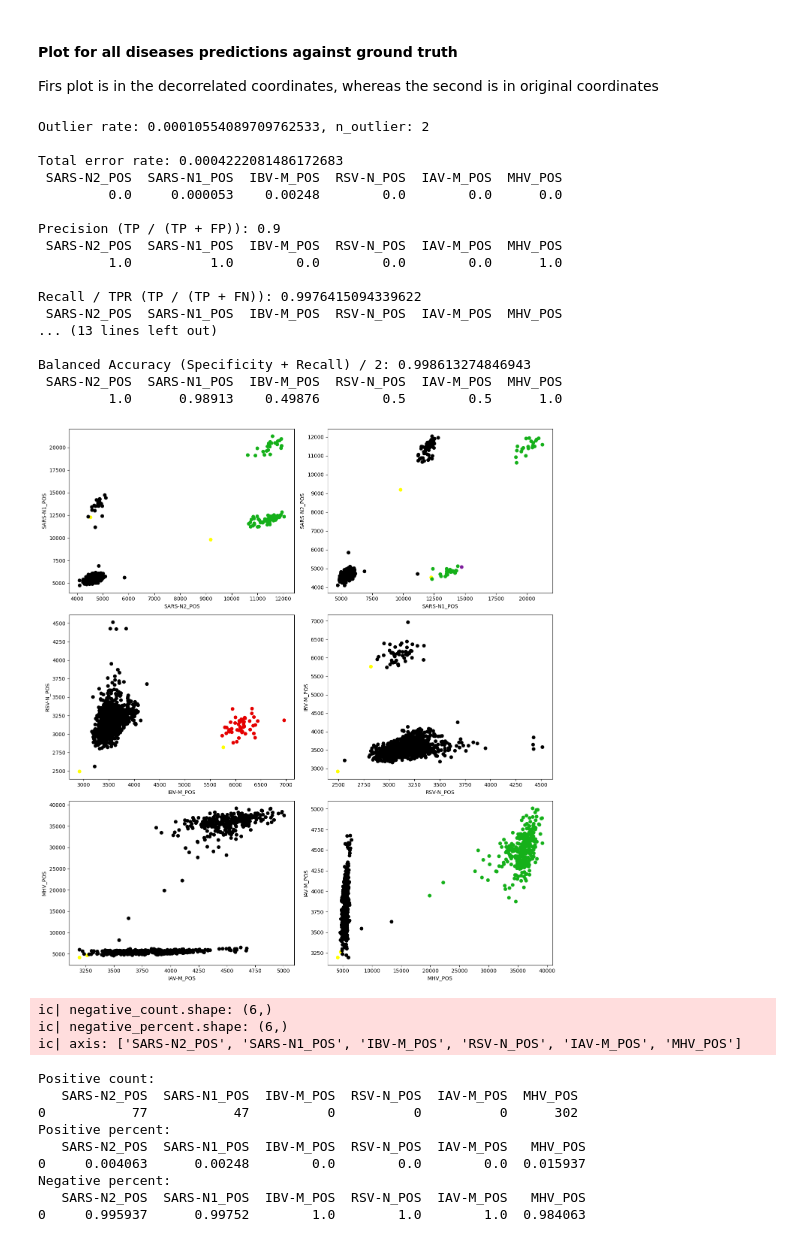
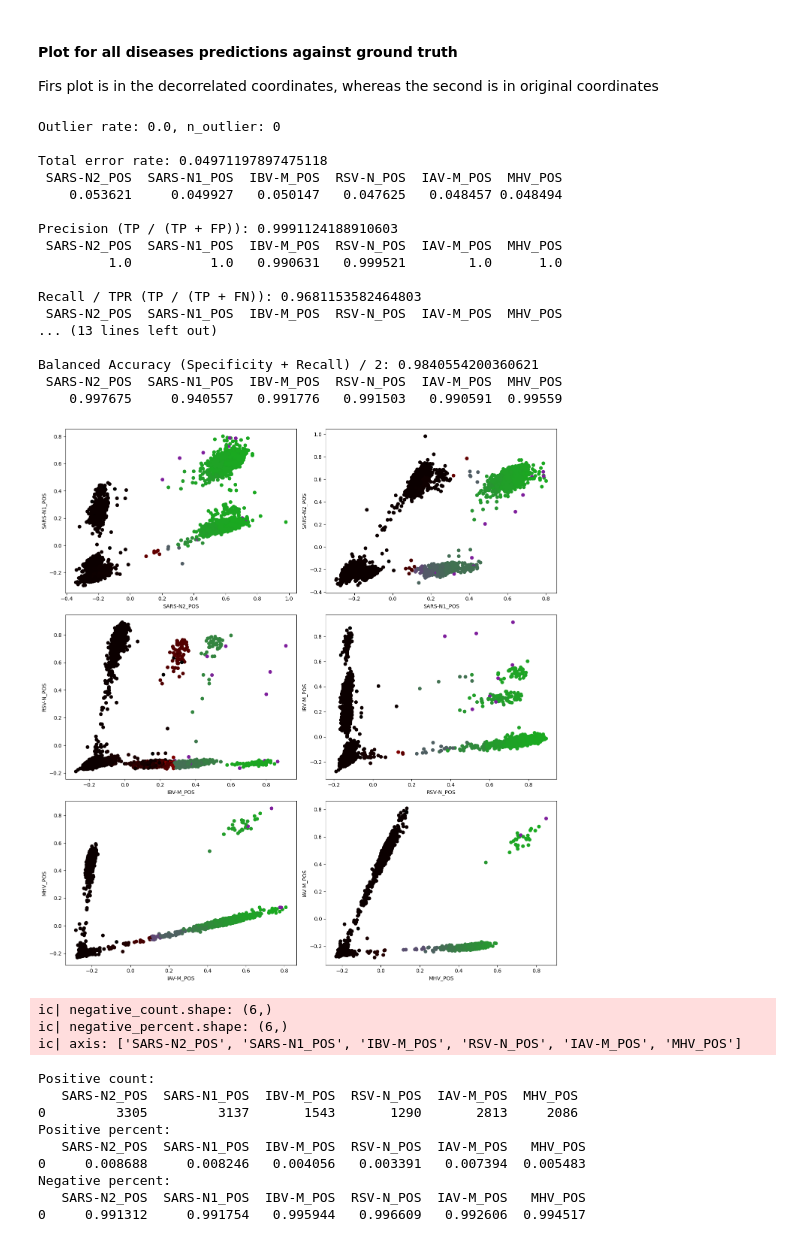
Before and after one commit to ncograf/pcr-classification, a Jupyter notebook: code/whitness_based/whitnes_density_classifier_wa.ipynb, the cells around one changed output. Cells and saved outputs as stored; diff of their text form; code cells hidden in the pictures.

```diff
--- a/code/whitness_based/whitnes_density_classifier_wa.ipynb
+++ b/code/whitness_based/whitnes_density_classifier_wa.ipynb
@@ -39,24 +39,24 @@ wa-sa-B5, files: 13                     wa-sa-D1, files: 13
 
 # compute transformation on waste water
 df_wa = data_lib.load_dataset(None, [
-                                     #"wa-sa-A2",
-                                     #"wa-sa-B4",
-                                     #"wa-sa-C4",
-                                     #"wa-sa-B3",
-                                     #"wa-sa-B2",
-                                     #"wa-sa-A5",
+                                     "wa-sa-A2",
+                                     "wa-sa-B4",
+                                     "wa-sa-C4",
+                                     "wa-sa-B3",
+                                     "wa-sa-B2",
+                                     "wa-sa-A5",
                                      "wa-sa-A3",
-                                     #"wa-sa-C2",
-                                     #"wa-sa-C3", # Pos
-                                     #"wa-sa-D3", # Zero
-                                     #"wa-sa-D4",
-                                     #"wa-sa-B1",
-                                     #"wa-sa-A4",
-                                     #"wa-sa-A1",
-                                     #"wa-sa-D2",
-                                     #"wa-sa-C5", # Pos
-                                     #"wa-sa-D5", # Zero
-                                     #"wa-sa-C1",
+                                     "wa-sa-C2",
+                                     "wa-sa-C3", # Pos
+                                     "wa-sa-D3", # Zero
+                                     "wa-sa-D4",
+                                     "wa-sa-B1",
+                                     "wa-sa-A4",
+                                     "wa-sa-A1",
+                                     "wa-sa-D2",
+                                     "wa-sa-C5", # Pos
+                                     "wa-sa-D5", # Zero
+                                     "wa-sa-C1",
                                      ], datafolder="../../Data")
 df_negative_control = data_lib.load_dataset([],[
                                                 "wa-sa-D3",
@@ -76,9 +76,8 @@ decision = decision_lib.WhitnesDensityClassifier(
                                      cluster_algorithm=cluster_engine,
                                      whitening_transformer=whitening_engine,
                                      negative_range=0.9,
-                                     eps=0.3,
+                                     eps=0.5,
                                      contamination=0.001,
-                                     density_quantile=0,
                                      prediction_axis=prediction_axis,
                                      verbose=True
                                      )
@@ -104,49 +101,49 @@ Finished compute probabilies in 0.006443023681640625 seconds
 Firs plot is in the decorrelated coordinates, whereas the second is in original coordinates
 # %%
 
-df_data_points = pd.DataFrame(data=decision.X, columns=prediction_axis)
-df_predictions = decision.predictions_df
+df_data_points = pd.DataFrame(data=decision.X_transformed, columns=prediction_axis)
+df_predictions = decision.probabilities_df
 df_ground_trouth = df_wa
 selected_pairs = [
                 ('SARS-N2_POS','SARS-N1_POS'),
                 ('SARS-N1_POS','SARS-N2_POS'),
                 ('IBV-M_POS','RSV-N_POS'),
                 ('RSV-N_POS','IBV-M_POS'),
                 ('IAV-M_POS','MHV_POS'),
                 ('MHV_POS','IAV-M_POS'),
                 ]
 
 validation_lib.validate_labels(df_ground_trouth, df_predictions, threshold=0.5)
 
 df_result = stats_lib.compute_results(df_predictions, 0.40, 0.60, df_data_points)
 
 plot_lib.plot_pairwise_selection_bayesian(
         df_data_points,
         df_predictions,
         df_ground_trouth,
         selected_pairs,
         n_cols=2,
         mask=decision.No_neg_mask
         )
 # %% [output]
-Outlier rate: 0.00010554089709762533, n_outlier: 2
+Outlier rate: 0.0, n_outlier: 0
 
-Total error rate: 0.0004222081486172683
+Total error rate: 0.04971197897475118
  SARS-N2_POS  SARS-N1_POS  IBV-M_POS  RSV-N_POS  IAV-M_POS  MHV_POS
-         0.0     0.000053    0.00248        0.0        0.0      0.0
+    0.053621     0.049927   0.050147   0.047625   0.048457 0.048494
 
-Precision (TP / (TP + FP)): 0.9
+Precision (TP / (TP + FP)): 0.9991124188910603
  SARS-N2_POS  SARS-N1_POS  IBV-M_POS  RSV-N_POS  IAV-M_POS  MHV_POS
-         1.0          1.0        0.0        0.0        0.0      1.0
+         1.0          1.0   0.990631   0.999521        1.0      1.0
 
-Recall / TPR (TP / (TP + FN)): 0.9976415094339622
+Recall / TPR (TP / (TP + FN)): 0.9681153582464803
  SARS-N2_POS  SARS-N1_POS  IBV-M_POS  RSV-N_POS  IAV-M_POS  MHV_POS
 ... (13 lines left out)
 
-Balanced Accuracy (Specificity + Recall) / 2: 0.998613274846943
+Balanced Accuracy (Specificity + Recall) / 2: 0.9840554200360621
  SARS-N2_POS  SARS-N1_POS  IBV-M_POS  RSV-N_POS  IAV-M_POS  MHV_POS
-         1.0      0.98913    0.49876        0.5        0.5      1.0
+    0.997675     0.940557   0.991776   0.991503   0.990591  0.99559
-[figure, old version]
+[figure, new version]
 # %%
 df_result.to_csv("test_wa.csv")
 # %%
@@ -157,13 +154,13 @@ ic| negative_percent.shape: (6,)
 ic| axis: ['SARS-N2_POS', 'SARS-N1_POS', 'IBV-M_POS', 'RSV-N_POS', 'IAV-M_POS', 'MHV_POS']
 Positive count:
    SARS-N2_POS  SARS-N1_POS  IBV-M_POS  RSV-N_POS  IAV-M_POS  MHV_POS
-0           77           47          0          0          0      302
+0         3305         3137       1543       1290       2813     2086
 Positive percent:
    SARS-N2_POS  SARS-N1_POS  IBV-M_POS  RSV-N_POS  IAV-M_POS   MHV_POS
-0     0.004063      0.00248        0.0        0.0        0.0  0.015937
+0     0.008688     0.008246   0.004056   0.003391   0.007394  0.005483
 Negative percent:
    SARS-N2_POS  SARS-N1_POS  IBV-M_POS  RSV-N_POS  IAV-M_POS   MHV_POS
-0     0.995937      0.99752        1.0        1.0        1.0  0.984063
+0     0.991312     0.991754   0.995944   0.996609   0.992606  0.994517
 # %%
 decision.neg_dimensions
 # %% [output]
```
Also changed, not shown: parts of 2 cells of this notebook, 2 other files.
